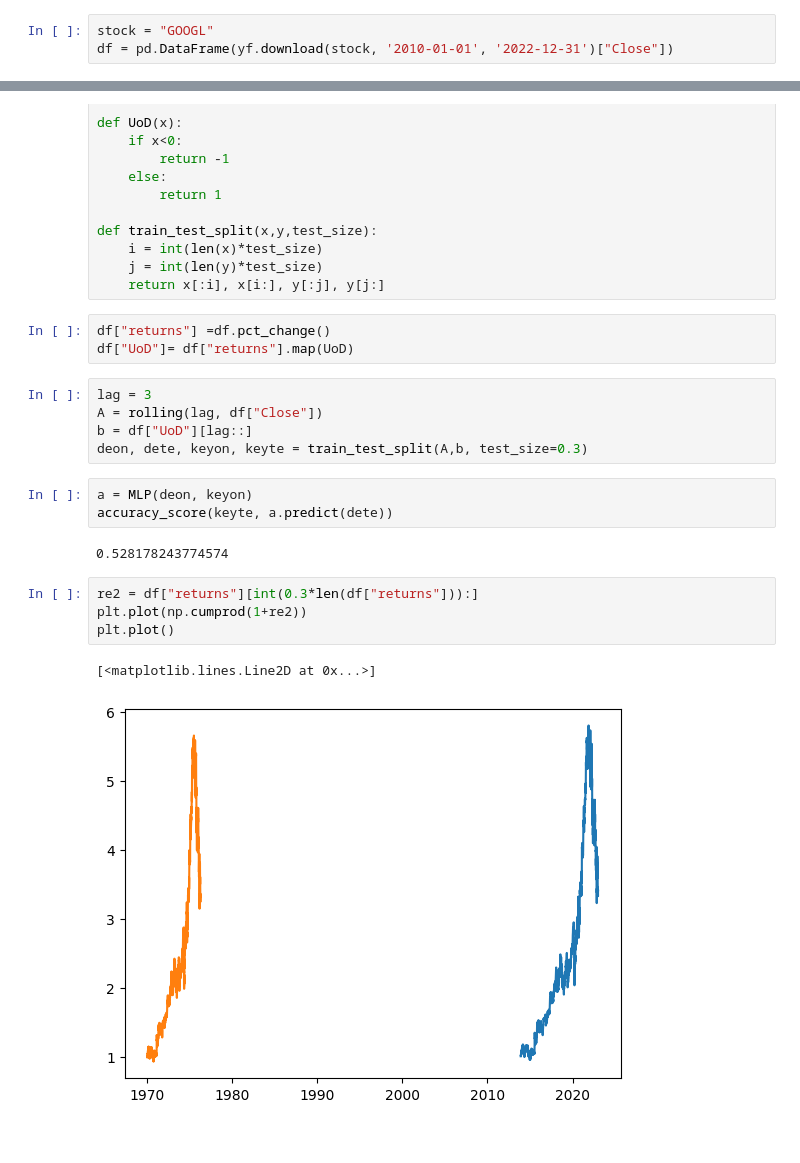
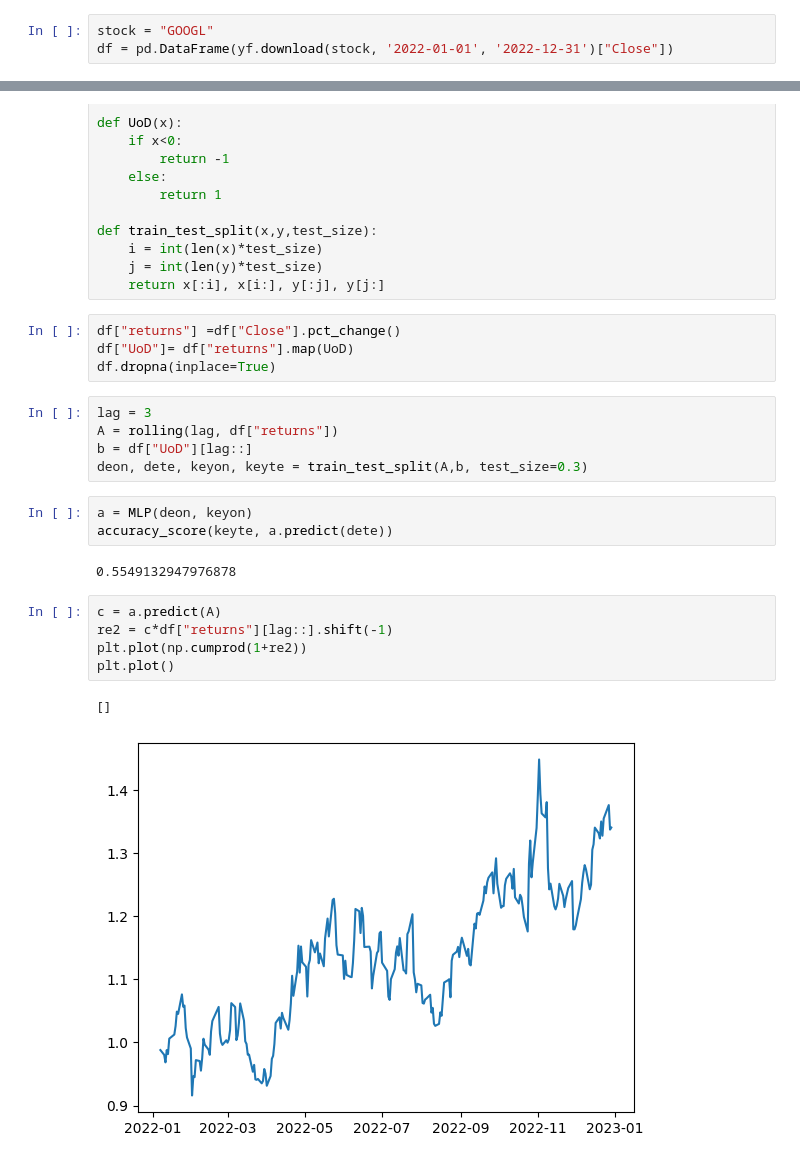
Before and after one commit to khanhtrinh2003/Finance, a Jupyter notebook: Prediction/multi_layer_perceptron.ipynb, the cells around one changed output, grey strips where cells are left out. Cells and saved outputs as stored; diff of their text form.

```diff
--- a/Prediction/multi_layer_perceptron.ipynb
+++ b/Prediction/multi_layer_perceptron.ipynb
@@ -8,7 +8,7 @@ from sklearn.neural_network import MLPClassifier
 from sklearn.metrics import accuracy_score
 # %%
 stock = "GOOGL"
-df = pd.DataFrame(yf.download(stock, '2010-01-01', '2022-12-31')["Close"])
+df = pd.DataFrame(yf.download(stock, '2022-01-01', '2022-12-31')["Close"])
 # %% [output]
 [*********************100%***********************]  1 of 1 completed
 # %%
@@ -35,22 +35,24 @@ def train_test_split(x,y,test_size):
     j = int(len(y)*test_size)
     return x[:i], x[i:], y[:j], y[j:]
 # %%
-df["returns"] =df.pct_change()
+df["returns"] =df["Close"].pct_change()
 df["UoD"]= df["returns"].map(UoD)
+df.dropna(inplace=True)
 # %%
 lag = 3
-A = rolling(lag, df["Close"])
+A = rolling(lag, df["returns"])
 b = df["UoD"][lag::]
 deon, dete, keyon, keyte = train_test_split(A,b, test_size=0.3)
 # %%
 a = MLP(deon, keyon)
 accuracy_score(keyte, a.predict(dete))
 # %% [output]
-0.528178243774574
+0.5549132947976878
 # %%
-re2 = df["returns"][int(0.3*len(df["returns"])):]
+c = a.predict(A)
+re2 = c*df["returns"][lag::].shift(-1)
 plt.plot(np.cumprod(1+re2))
 plt.plot()
 # %% [output]
-[<matplotlib.lines.Line2D at 0x...>]
+[]
-[figure, old version]
+[figure, new version]
```
Also changed, not shown: parts of 3 cells of this notebook, 5 other files.
